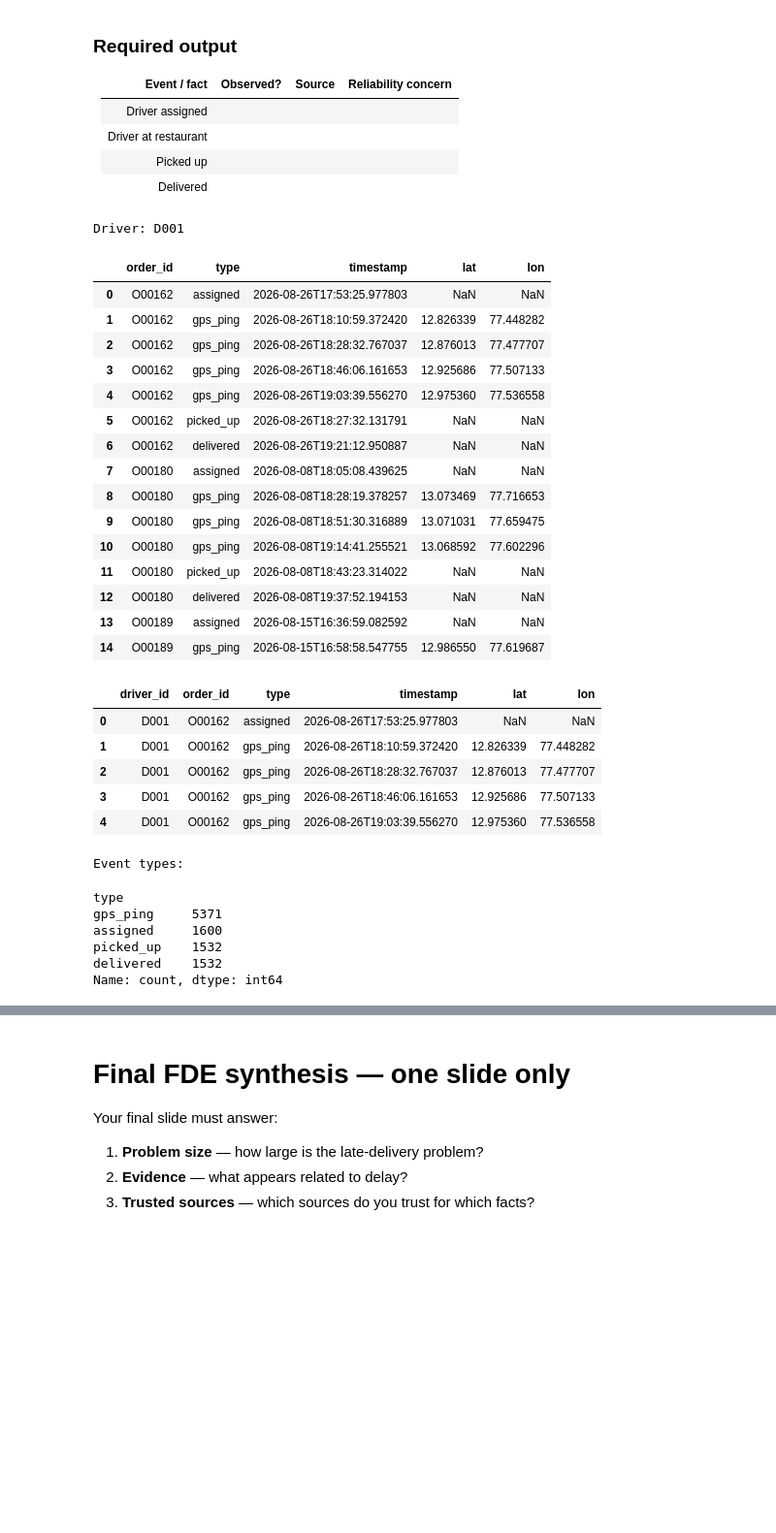
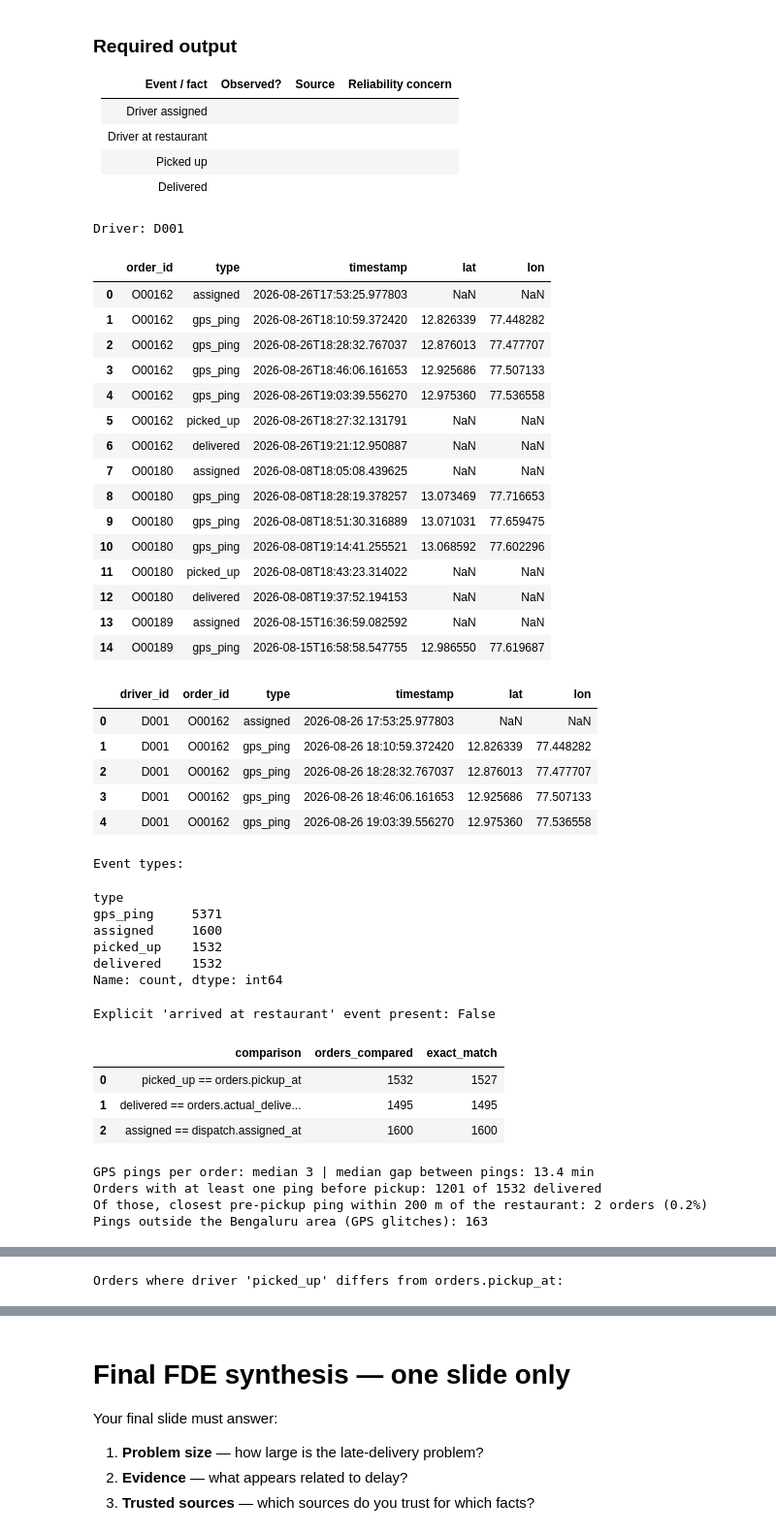
Before and after one commit to parthdagia05/divvyRebalancingWithMyIQ, a Jupyter notebook: flasheats-challenges/FlashEats_Class5_Student.ipynb, the cells around one changed output, grey strips where cells are left out. Shown at 97% size. Cells and saved outputs as stored; diff of their text form; code cells hidden in the pictures; blank space fills up the shorter version.

Commit message:
Class 5 Challenge 5: observed vs inferred driver events and the missing arrival event

```diff
--- a/flasheats-challenges/FlashEats_Class5_Student.ipynb
+++ b/flasheats-challenges/FlashEats_Class5_Student.ipynb
@@ -754,6 +754,8 @@ Be precise about:
 | Picked up |  |  |  |
 | Delivered |  |  |  |
 # %%
+import numpy as np
+
 first_driver = driver_events[0]
 print("Driver:", first_driver["driver_id"])
 display(pd.DataFrame(first_driver["events"]).head(15))
@@ -762,39 +764,77 @@ display(pd.DataFrame(first_driver["events"]).head(15))
 flat_events = []
 for driver in driver_events:
     for event in driver["events"]:
         flat_events.append({"driver_id": driver["driver_id"], **event})
 
 driver_events_df = pd.DataFrame(flat_events)
+driver_events_df["timestamp"] = pd.to_datetime(driver_events_df["timestamp"], format="mixed")
 display(driver_events_df.head())
 
 print("Event types:")
 display(driver_events_df["type"].value_counts())
+print("Explicit 'arrived at restaurant' event present:",
+      driver_events_df["type"].str.contains("arriv").any())
 
-# TODO: can you find an explicit driver_arrived_at_restaurant event?
+# --- Do the explicit events agree with the other systems? -----------------------
+ev = driver_events_df.pivot_table(index="order_id", columns="type", values="timestamp", aggfunc="min")
+cmp = orders.set_index("order_id")[["pickup_at", "actual_delivery_at"]].join(ev[["picked_up", "delivered", "assigned"]])
+cmp = cmp.join(dispatch.set_index("order_id")["assigned_at"].pipe(pd.to_datetime, format="mixed"))
+agree = pd.DataFrame({
+    "comparison": ["picked_up == orders.pickup_at", "delivered == orders.actual_delivery_at", "assigned == dispatch.assigned_at"],
+    "orders_compared": [cmp[["picked_up", "pickup_at"]].dropna().shape[0],
+                        cmp[["delivered", "actual_delivery_at"]].dropna().shape[0],
+                        cmp[["assigned", "assigned_at"]].dropna().shape[0]],
+    "exact_match": [(cmp["picked_up"] == cmp["pickup_at"]).sum(),
+                    (cmp["delivered"] == cmp["actual_delivery_at"]).sum(),
+                    (cmp["assigned"] == cmp["assigned_at"]).sum()],
+})
+display(agree)
+
+# --- Could GPS pings let us INFER arrival at the restaurant? ---------------------
+pings = driver_events_df[driver_events_df["type"] == "gps_ping"].sort_values(["order_id", "timestamp"])
+gap = pings.groupby("order_id")["timestamp"].diff().dt.total_seconds().div(60)
+print(f"GPS pings per order: median {pings.groupby('order_id').size().median():.0f} "
+      f"| median gap between pings: {gap.median():.1f} min")
+
+rest = pd.read_sql("SELECT restaurant_id, lat AS r_lat, lon AS r_lon FROM restaurants", con)
+p = (pings.merge(orders[["order_id", "restaurant_id", "pickup_at"]], on="order_id")
+          .merge(rest, on="restaurant_id"))
+p = p[p["timestamp"] <= p["pickup_at"]]                      # pings before pickup only
+p["km_to_restaurant"] = 111 * np.hypot(p["lat"] - p["r_lat"], (p["lon"] - p["r_lon"]) * np.cos(np.radians(p["r_lat"])))
+nearest = p.groupby("order_id")["km_to_restaurant"].min()
+print(f"Orders with at least one ping before pickup: {nearest.size} of {orders['status'].eq('delivered').sum()} delivered")
+print(f"Of those, closest pre-pickup ping within 200 m of the restaurant: {(nearest <= 0.2).sum()} orders ({(nearest <= 0.2).mean():.1%})")
+bad = pings[(pings["lat"].sub(12.97).abs() > 1) | (pings["lon"].sub(77.59).abs() > 1)]
+print(f"Pings outside the Bengaluru area (GPS glitches): {len(bad)}")
+display(bad.head())
+mism = cmp[cmp["picked_up"].notna() & (cmp["picked_up"] != cmp["pickup_at"])]
+print("Orders where driver 'picked_up' differs from orders.pickup_at:")
+display(mism[["pickup_at", "picked_up", "actual_delivery_at"]])
+display(nearest.describe().round(2).to_frame("closest pre-pickup ping, km"))
 # %% [output]
 Driver: D001
 |  | order_id | type | timestamp | lat | lon |
 | 0 | O00162 | assigned | 2026-08-26T17:53:25.977803 | NaN | NaN |
 | 1 | O00162 | gps_ping | 2026-08-26T18:10:59.372420 | 12.826339 | 77.448282 |
 | 2 | O00162 | gps_ping | 2026-08-26T18:28:32.767037 | 12.876013 | 77.477707 |
 | 3 | O00162 | gps_ping | 2026-08-26T18:46:06.161653 | 12.925686 | 77.507133 |
 | 4 | O00162 | gps_ping | 2026-08-26T19:03:39.556270 | 12.975360 | 77.536558 |
 | 5 | O00162 | picked_up | 2026-08-26T18:27:32.131791 | NaN | NaN |
 | 6 | O00162 | delivered | 2026-08-26T19:21:12.950887 | NaN | NaN |
 | 7 | O00180 | assigned | 2026-08-08T18:05:08.439625 | NaN | NaN |
 | 8 | O00180 | gps_ping | 2026-08-08T18:28:19.378257 | 13.073469 | 77.716653 |
 | 9 | O00180 | gps_ping | 2026-08-08T18:51:30.316889 | 13.071031 | 77.659475 |
 | 10 | O00180 | gps_ping | 2026-08-08T19:14:41.255521 | 13.068592 | 77.602296 |
 | 11 | O00180 | picked_up | 2026-08-08T18:43:23.314022 | NaN | NaN |
 | 12 | O00180 | delivered | 2026-08-08T19:37:52.194153 | NaN | NaN |
 | 13 | O00189 | assigned | 2026-08-15T16:36:59.082592 | NaN | NaN |
 | 14 | O00189 | gps_ping | 2026-08-15T16:58:58.547755 | 12.986550 | 77.619687 |
 |  | driver_id | order_id | type | timestamp | lat | lon |
-| 0 | D001 | O00162 | assigned | 2026-08-26T17:53:25.977803 | NaN | NaN |
-| 1 | D001 | O00162 | gps_ping | 2026-08-26T18:10:59.372420 | 12.826339 | 77.448282 |
-| 2 | D001 | O00162 | gps_ping | 2026-08-26T18:28:32.767037 | 12.876013 | 77.477707 |
-| 3 | D001 | O00162 | gps_ping | 2026-08-26T18:46:06.161653 | 12.925686 | 77.507133 |
-| 4 | D001 | O00162 | gps_ping | 2026-08-26T19:03:39.556270 | 12.975360 | 77.536558 |
+| 0 | D001 | O00162 | assigned | 2026-08-26 17:53:25.977803 | NaN | NaN |
+| 1 | D001 | O00162 | gps_ping | 2026-08-26 18:10:59.372420 | 12.826339 | 77.448282 |
+| 2 | D001 | O00162 | gps_ping | 2026-08-26 18:28:32.767037 | 12.876013 | 77.477707 |
+| 3 | D001 | O00162 | gps_ping | 2026-08-26 18:46:06.161653 | 12.925686 | 77.507133 |
+| 4 | D001 | O00162 | gps_ping | 2026-08-26 19:03:39.556270 | 12.975360 | 77.536558 |
 Event types:
 type
 gps_ping     5371
@@ -802,3 +842,12 @@ assigned     1600
 picked_up    1532
 delivered    1532
 Name: count, dtype: int64
+Explicit 'arrived at restaurant' event present: False
+|  | comparison | orders_compared | exact_match |
+| 0 | picked_up == orders.pickup_at | 1532 | 1527 |
+| 1 | delivered == orders.actual_delive... | 1495 | 1495 |
+| 2 | assigned == dispatch.assigned_at | 1600 | 1600 |
+GPS pings per order: median 3 | median gap between pings: 13.4 min
+Orders with at least one ping before pickup: 1201 of 1532 delivered
+Of those, closest pre-pickup ping within 200 m of the restaurant: 2 orders (0.2%)
+Pings outside the Bengaluru area (GPS glitches): 163
@@ -804,0 +860 @@ Name: count, dtype: int64
+Orders where driver 'picked_up' differs from orders.pickup_at:
```
Also changed, not shown: parts of 2 cells of this notebook.
